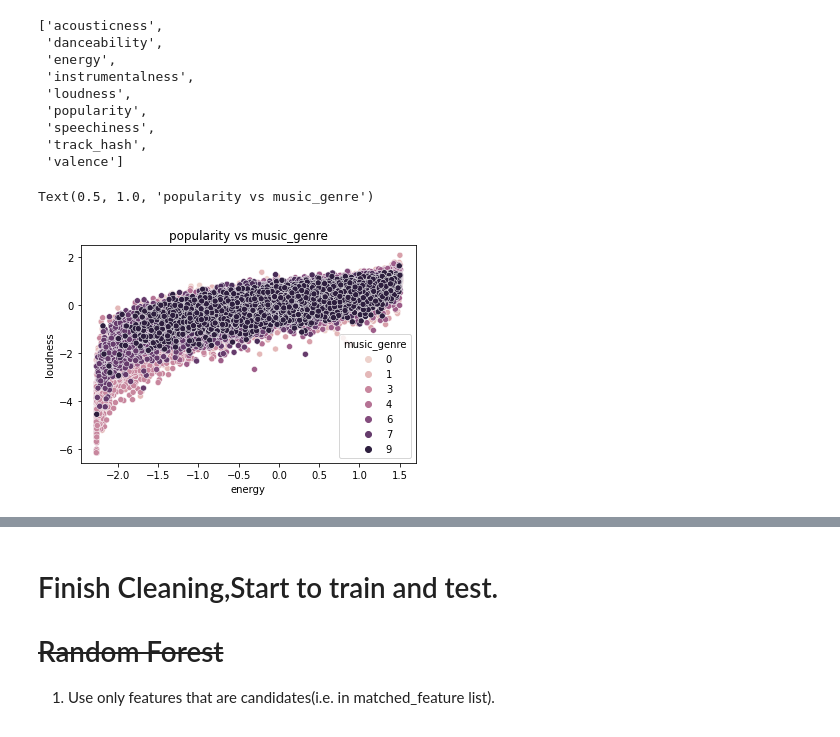
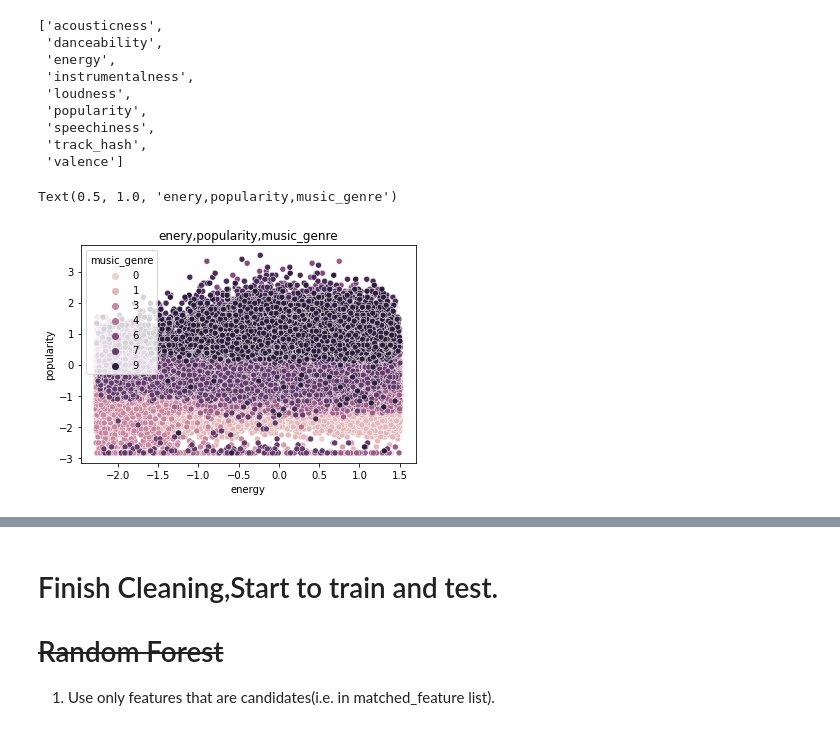
Before and after one commit to Yun-K/comp309_a3, a Jupyter notebook: a3.ipynb, the cells around one changed output, grey strips where cells are left out. Drawn from its saved outputs; the diff is of its cells as text; code cells hidden in the pictures.

```diff
--- a/a3.ipynb
+++ b/a3.ipynb
@@ -299,7 +304,9 @@ print('-'*80)
 
 # whole_noMissing['tempo'].fillna((whole_noMissing['tempo'].mean()), inplace=True)
 # whole_noMissing['duration_ms'].fillna((whole_noMissing['duration_ms'].mean()), inplace=True)
-whole_noMissing =  myutil.replace_by_mean(whole_noMissing)
+# whole_noMissing =  myutil.replace_by_mean(whole_noMissing)
+whole_noMissing = whole_noMissing.interpolate(method='linear', limit_direction='forward', axis=0)
+
 
 print('-'*80)
 print('After:')
@@ -739,9 +740,7 @@ matched_features
  'track_hash',
  'valence']
 # %%
-
-sns.scatterplot(x='energy', y='loudness',hue='music_genre',data=whole_encode_all).set_title('popularity vs music_genre')
-# find_feature_name_between_2_vars(cor_method_name=phik,var1=matched_features[0])
+sns.scatterplot(x='energy', y='popularity',hue='music_genre',data=whole_encode_all).set_title('enery,popularity,music_genre')
 # %% [output]
-Text(0.5, 1.0, 'popularity vs music_genre')
+Text(0.5, 1.0, 'enery,popularity,music_genre')
-[figure, old version]
+[figure, new version]
```
Also changed, not shown: parts of 22 cells of this notebook, 9 other files.
